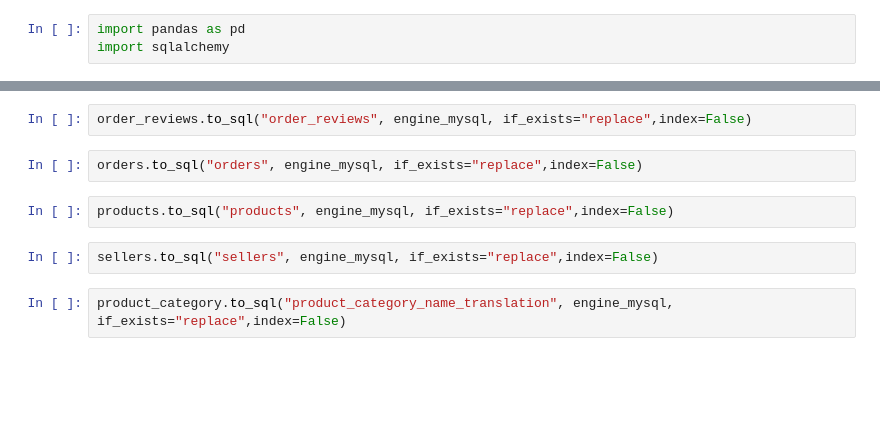
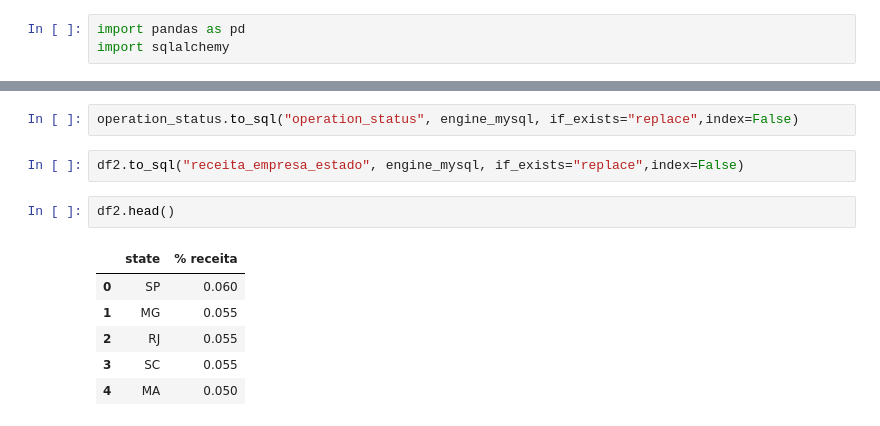
Before and after one commit to felipesembay/Curso_Machine_Learning, a Jupyter notebook: Creditas/Arquivos Jupyter/conection_creditas.ipynb, the cells around one changed output, grey strips where cells are left out. Saved outputs shown, nothing was run; the diff lists cells and outputs as text; blank space fills up the shorter version.

```diff
--- a/Creditas/Arquivos Jupyter/conection_creditas.ipynb
+++ b/Creditas/Arquivos Jupyter/conection_creditas.ipynb
@@ -35,10 +67,13 @@ order_payments.to_sql("order_payments", engine_mysql, if_exists="replace",index=
 # %%
-order_reviews.to_sql("order_reviews", engine_mysql, if_exists="replace",index=False)
+operation_status.to_sql("operation_status", engine_mysql, if_exists="replace",index=False)
 # %%
-orders.to_sql("orders", engine_mysql, if_exists="replace",index=False)
+df2.to_sql("receita_empresa_estado", engine_mysql, if_exists="replace",index=False)
-# %%
-products.to_sql("products", engine_mysql, if_exists="replace",index=False)
-# %%
-sellers.to_sql("sellers", engine_mysql, if_exists="replace",index=False)
-# %%
-product_category.to_sql("product_category_name_translation", engine_mysql, if_exists="replace",index=False)
+# %%
+df2.head()
+# %% [output]
+|  | state | % receita |
+| 0 | SP | 0.060 |
+| 1 | MG | 0.055 |
+| 2 | RJ | 0.055 |
+| 3 | SC | 0.055 |
+| 4 | MA | 0.050 |
```
Also changed, not shown: parts of 11 cells of this notebook, 46 other files.
